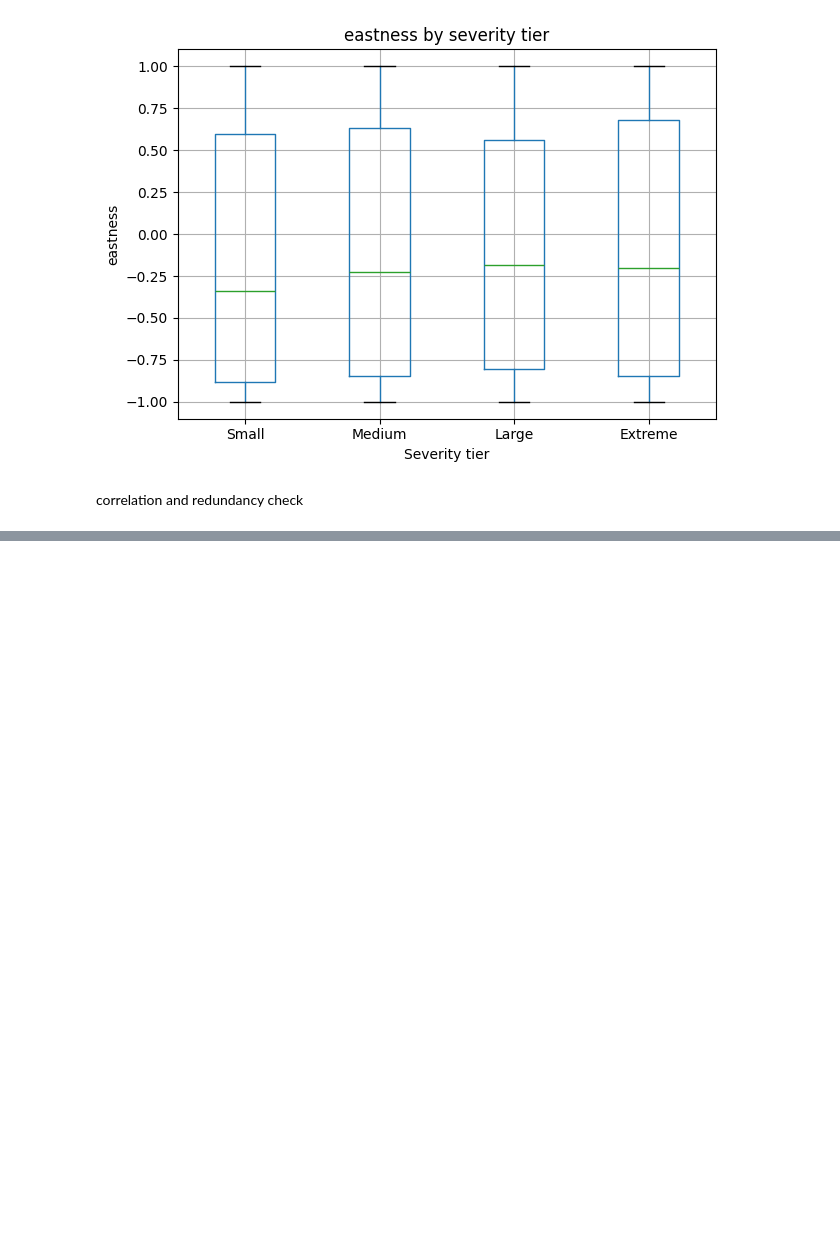
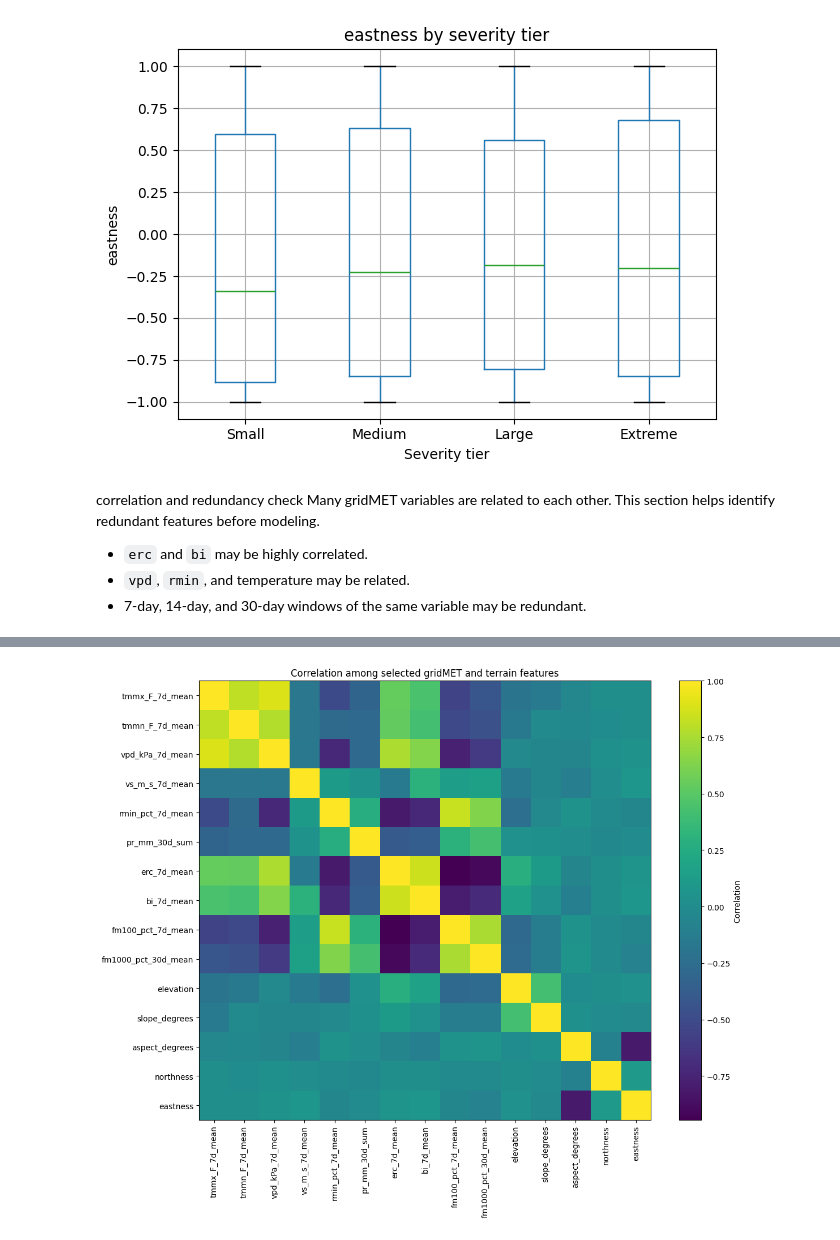
Before and after one commit to mynameisdevinchau/wildfire-severity-v2, a Jupyter notebook: notebooks/gridmet_terrain_eda.ipynb, the cells around one changed output, grey strips where cells are left out. Cells and saved outputs as stored; diff of their text form; code cells hidden in the pictures; blank space fills up the shorter version.

```diff
--- a/notebooks/gridmet_terrain_eda.ipynb
+++ b/notebooks/gridmet_terrain_eda.ipynb
@@ -513,3 +513,25 @@ for col in terrain_cols:
 [figure]
 # %% [markdown]
 correlation and redundancy check
+Many gridMET variables are related to each other. This section helps identify redundant features before modeling.
+
+- `erc` and `bi` may be highly correlated.
+- `vpd`, `rmin`, and temperature may be related.
+- 7-day, 14-day, and 30-day windows of the same variable may be redundant.
+# %%
+numeric_focus_cols = [c for c in all_focus_cols if c in df.columns]
+corr = df[numeric_focus_cols].corr()
+
+display(corr.round(2))
+
+plt.figure(figsize=(12, 10))
+plt.imshow(corr, aspect="auto")
+plt.colorbar(label="Correlation")
+plt.xticks(range(len(corr.columns)), corr.columns, rotation=90)
+plt.yticks(range(len(corr.index)), corr.index)
+plt.title("Correlation among selected gridMET and terrain features")
+plt.tight_layout()
+plt.show()
+
+corr.to_csv("../outputs/eda_res/selected_feature_correlation.csv")
+# %% [output]
@@ -515,0 +554 @@ correlation and redundancy check
+[figure, added]
```
Also changed, not shown: parts of 6 cells of this notebook, 3 other files.
